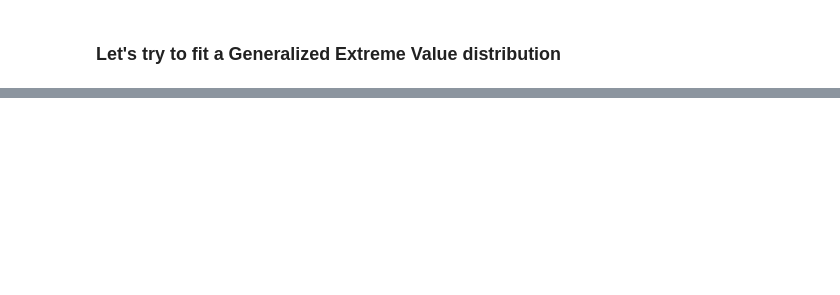
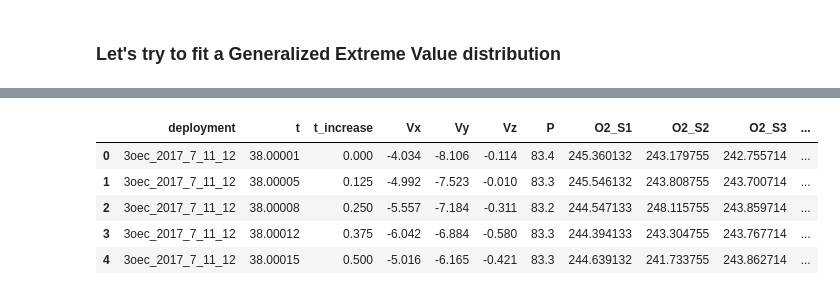
Before and after one commit to rzv09/smores_proj, a Jupyter notebook: analysis.ipynb, the cells around one changed output, grey strips where cells are left out. Drawn from its saved outputs; the diff is of its cells as text; code cells hidden in the pictures; blank space fills up the shorter version.

```diff
--- a/analysis.ipynb
+++ b/analysis.ipynb
@@ -52,3 +52,12 @@ print(f"GEV Scale Parameter: {scale:.4f}")
 GEV Shape Parameter: -0.1142
 GEV Location Parameter: 245.2865
 GEV Scale Parameter: 7.6851
+# %%
+df.head()
+# %% [output]
+|  | deployment | t | t_increase | Vx | Vy | Vz | P | O2_S1 | O2_S2 | O2_S3 | ... |
+| 0 | 3oec_2017_7_11_12 | 38.00001 | 0.000 | -4.034 | -8.106 | -0.114 | 83.4 | 245.360132 | 243.179755 | 242.755714 | ... |
+| 1 | 3oec_2017_7_11_12 | 38.00005 | 0.125 | -4.992 | -7.523 | -0.010 | 83.3 | 245.546132 | 243.808755 | 243.700714 | ... |
+| 2 | 3oec_2017_7_11_12 | 38.00008 | 0.250 | -5.557 | -7.184 | -0.311 | 83.2 | 244.547133 | 248.115755 | 243.859714 | ... |
+| 3 | 3oec_2017_7_11_12 | 38.00012 | 0.375 | -6.042 | -6.884 | -0.580 | 83.3 | 244.394133 | 243.304755 | 243.767714 | ... |
+| 4 | 3oec_2017_7_11_12 | 38.00015 | 0.500 | -5.016 | -6.165 | -0.421 | 83.3 | 244.639132 | 241.733755 | 243.862714 | ... |
```
Also changed, not shown: parts of 12 cells of this notebook.
